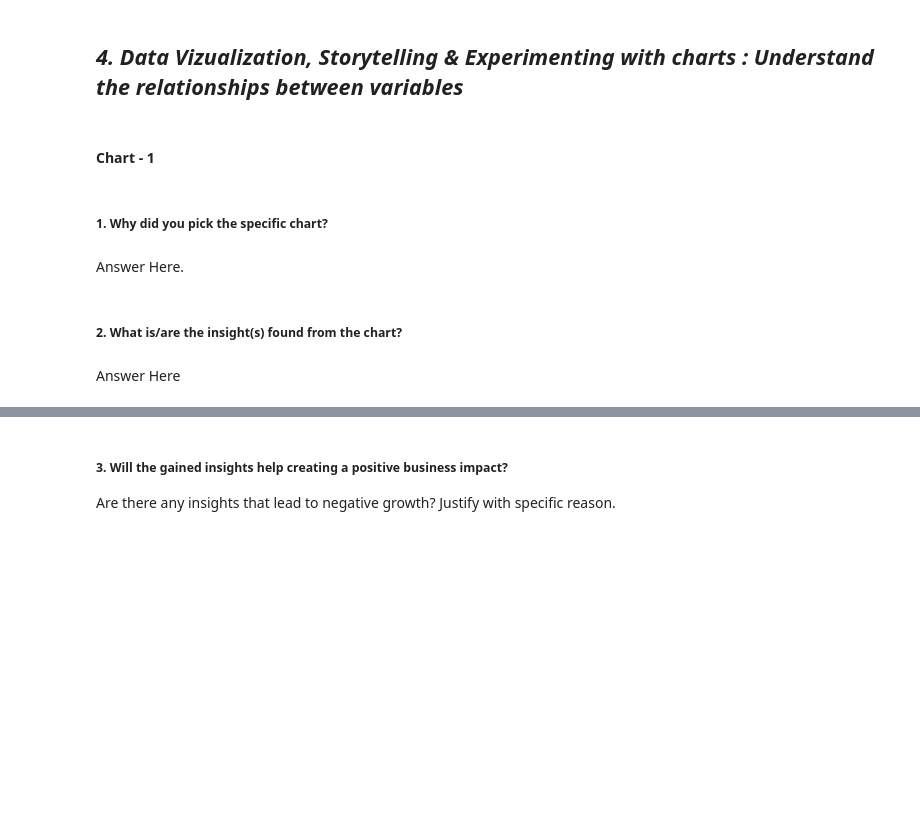
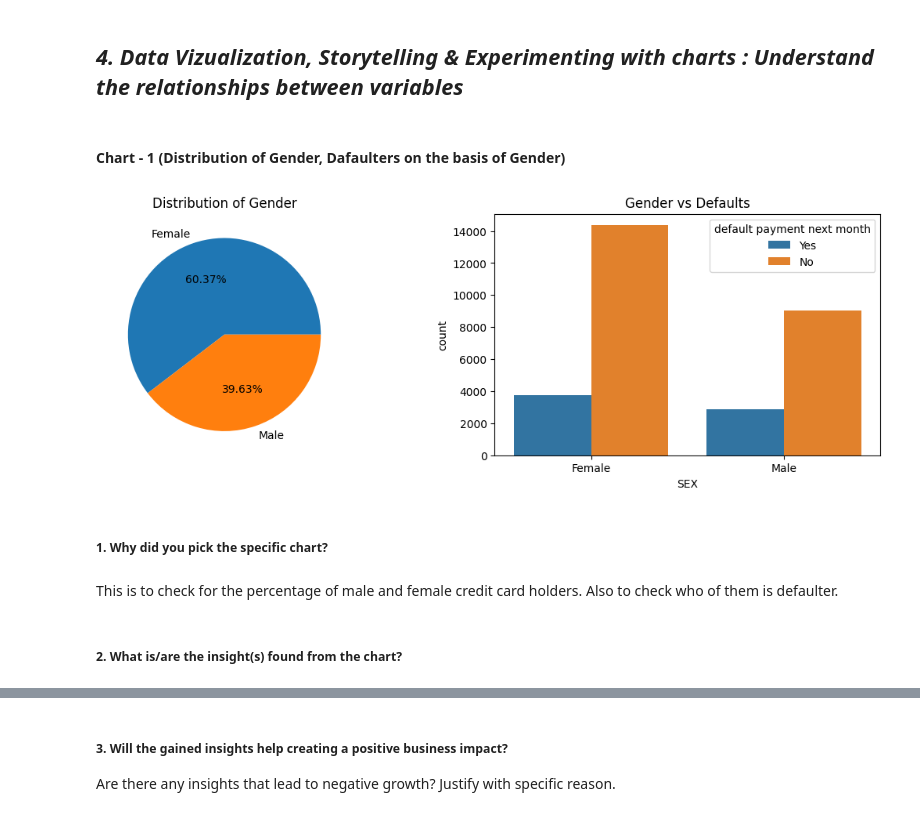
Before and after one commit to akshat0522/Credit-Card-Default-Prediction-Project, a Jupyter notebook: Credit_Card_Default_Prediction.ipynb, the cells around one changed output, grey strips where cells are left out. Cells and saved outputs as stored; diff of their text form; code cells hidden in the pictures; blank space fills up the shorter version.

```diff
--- a/Credit_Card_Default_Prediction.ipynb
+++ b/Credit_Card_Default_Prediction.ipynb
@@ -223,0 +289,16 @@ Answer Here
+# %%
+# Write your code to make your dataset analysis ready.
+
+# Rename Columns for better understanding
+Data.rename(columns={'PAY_0':'PAY_Stat_SEP','PAY_2':'PAY_Stat_AUG','PAY_3':'PAY_Stat_JUL','PAY_4':'PAY_Stat_JUN','PAY_5':'PAY_Stat_MAY','PAY_6':'PAY_Stat_APR'},inplace=True)
+Data.rename(columns={'BILL_AMT1':'BILL_AMT_SEP','BILL_AMT2':'BILL_AMT_AUG','BILL_AMT3':'BILL_AMT_JUL','BILL_AMT4':'BILL_AMT_JUN','BILL_AMT5':'BILL_AMT_MAY','BILL_AMT6':'BILL_AMT_APR'}, inplace = True)
+Data.rename(columns={'PAY_AMT1':'PAID_AMT_SEP','PAY_AMT2':'PAID_AMT_AUG','PAY_AMT3':'PAID_AMT_JUL','PAY_AMT4':'PAID_AMT_JUN','PAY_AMT5':'PAID_AMT_MAY','PAY_AMT6':'PAID_AMT_APR'},inplace=True)
+# %%
+# Drop ID Column because it is of no use
+Data = Data.drop('ID', axis=1)
+# %%
+# Replacing the label with values for better comprehension and visualization
+Data['SEX'] = Data['SEX'].replace({1:'Male', 2:'Female'})
+Data['EDUCATION'] = Data['EDUCATION'].replace({1:'Graduate School', 2:'University', 3:'High School', 4:'Others'})
+Data['MARRIAGE'] = Data['MARRIAGE'].replace({1:'Married', 2:'Single', 3:'Others'})
+Data['default payment next month'] = Data['default payment next month'].replace({1:'Yes', 0:'No'})
@@ -228,4 +325,2 @@ Answer Here.
 # %% [markdown]
 ## ***4. Data Vizualization, Storytelling & Experimenting with charts : Understand the relationships between variables***
-# %% [markdown]
-#### Chart - 1
@@ -234,8 +327,25 @@ Answer Here.
+# %% [markdown]
+#### Chart - 1 (Distribution of Gender, Dafaulters on the basis of Gender)
+# %%
+# Chart - 1
+
+# Create a figure with two subplots
+fig , ax = plt.subplots(1, 2, figsize = (14, 4))
+
+# Visualize sex column using pie chart on 1st subplot
+ax[0].pie(Data['SEX'].value_counts(), labels=['Female','Male'],autopct='%1.2f%%')
+ax[0].set_title('Distribution of Gender')
+
+# Visualise Gender wise Defaults on 2nd subplot
+sns.countplot(x = 'SEX' , hue = 'default payment next month' , data = Data, ax = ax[1])
+
+plt.title('Gender vs Defaults')
+plt.show()
+# %% [output]
+[figure, added]
 # %% [markdown]
 ##### 1. Why did you pick the specific chart?
-# %% [markdown]
-Answer Here.
+# %% [markdown]
+This is to check for the percentage of male and female credit card holders. Also to check who of them is defaulter.
 # %% [markdown]
 ##### 2. What is/are the insight(s) found from the chart?
-# %% [markdown]
-Answer Here
```
Also changed, not shown: parts of 56 cells of this notebook.
